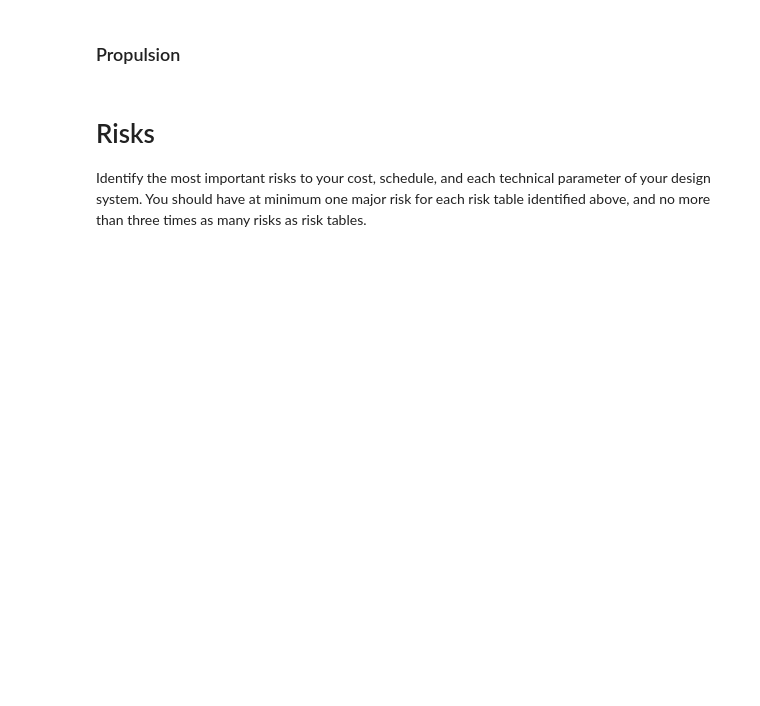
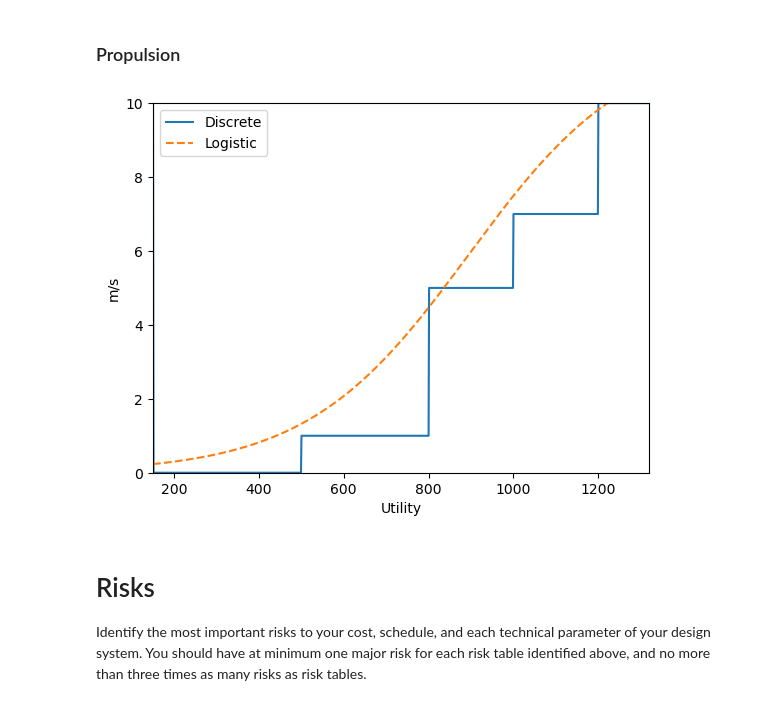
Before and after one commit to brodyl2/AE443-Asterix-Space, a Jupyter notebook: Notebooks/Homework/Team Update 5.ipynb, the cells around one changed output. Saved outputs shown, nothing was run; the diff lists cells and outputs as text; code cells hidden in the pictures; blank space fills up the shorter version.

Commit message:
Added risk table data for propulsion delta v

```diff
--- a/Notebooks/Homework/Team Update 5.ipynb
+++ b/Notebooks/Homework/Team Update 5.ipynb
@@ -130,3 +121,19 @@ Payload_Delta_v.plot_utilities()
+# %%
+Payload_Delta_v = ISST.RiskTable(name='DeltaV',
+                               units = 'm/s',
+                               utility_breakpoints=[150, 500, 800, 1000, 1200],
+                               utilities=[0, 1, 5, 7, 10],
+                               utility_names=['150 m/s',
+                                                '500 m/s',
+                                                '800 m/s',
+                                                '1000 m/s',
+                                                '1200 m/s']
+                               )
+# Breakpoints are rough estimates, only one that is set is the 150 m/s. That is the delta-v used on LRO for stationkeeping for a 1 year mission, so we should
+# have that much as a bare minimum (https://ntrs.nasa.gov/api/citations/20070035736/downloads/20070035736.pdf in Conclusions on page 14)
+Payload_Delta_v.plot_utilities()
+# %% [output]
+[figure, added]
 # %%
 Payload_ADCS_Impulse = ISST.RiskTable(name='Impulse',
                                units = 'kg m/s',
```
Also changed, not shown: parts of 7 cells of this notebook.
